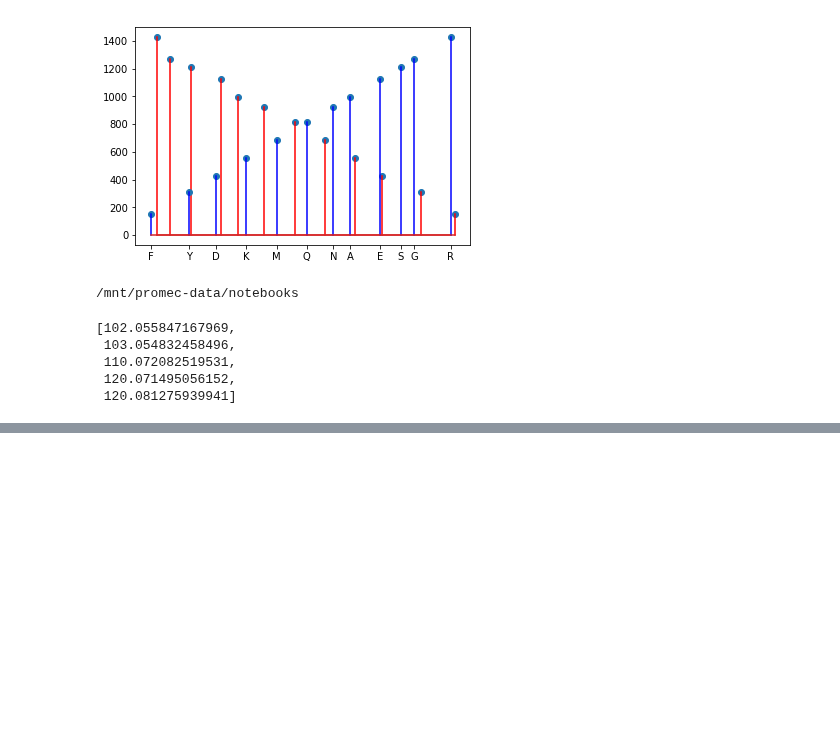
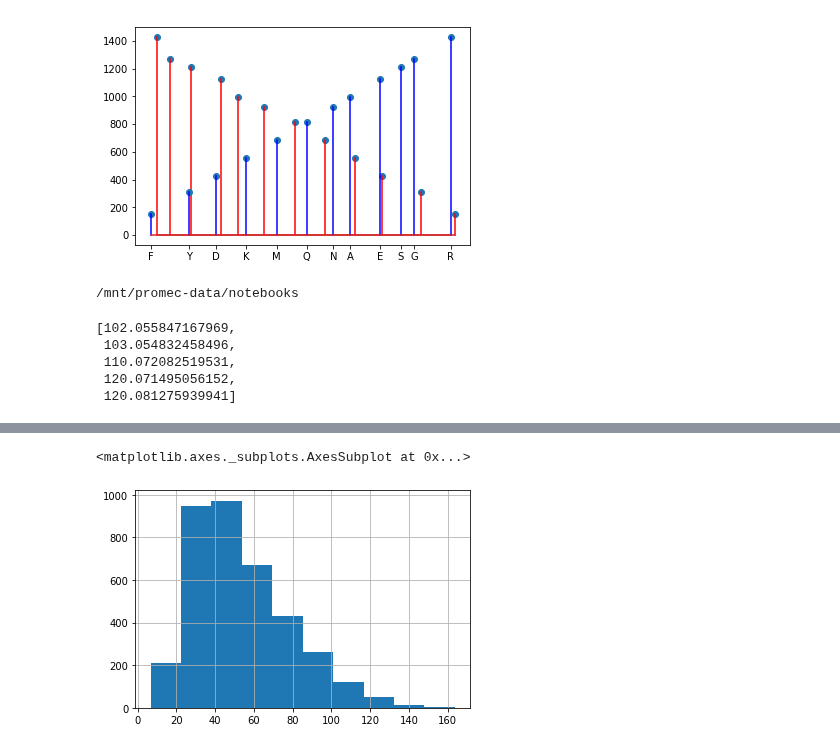
Before and after one commit to animesh/notebooks, a Jupyter notebook: pepFrag.ipynb, the cells around one changed output, grey strips where cells are left out. Saved outputs shown, nothing was run; the diff lists cells and outputs as text; code cells hidden in the pictures; blank space fills up the shorter version.

```diff
--- a/pepFrag.ipynb
+++ b/pepFrag.ipynb
@@ -122,0 +142,12 @@ a[0:10:2]
+# %%
+#https://colab.research.google.com/github/animesh/DeepCollisionalCrossSection/blob/master/process_data_final.ipynb#scrollTo=kMrHXX61ISRz
+import pandas as pd
+import numpy as np
+from sklearn.preprocessing import OneHotEncoder
+import re, os, csv
+import pickle
+data_path = '/home/ash022/PD/HF/Siri/combined/txt/evidence.txt'
+outpath = './data_proc'
+# %%
+df=pd.read_table(data_path)
+df.head()
@@ -122,0 +162,5 @@ a[0:10:2]
+# %%
+df["Score"].hist()
+# %% [output]
+<matplotlib.axes._subplots.AxesSubplot at 0x...>
+[figure, added]
```
Also changed, not shown: parts of 12 cells of this notebook, 6 other files.
